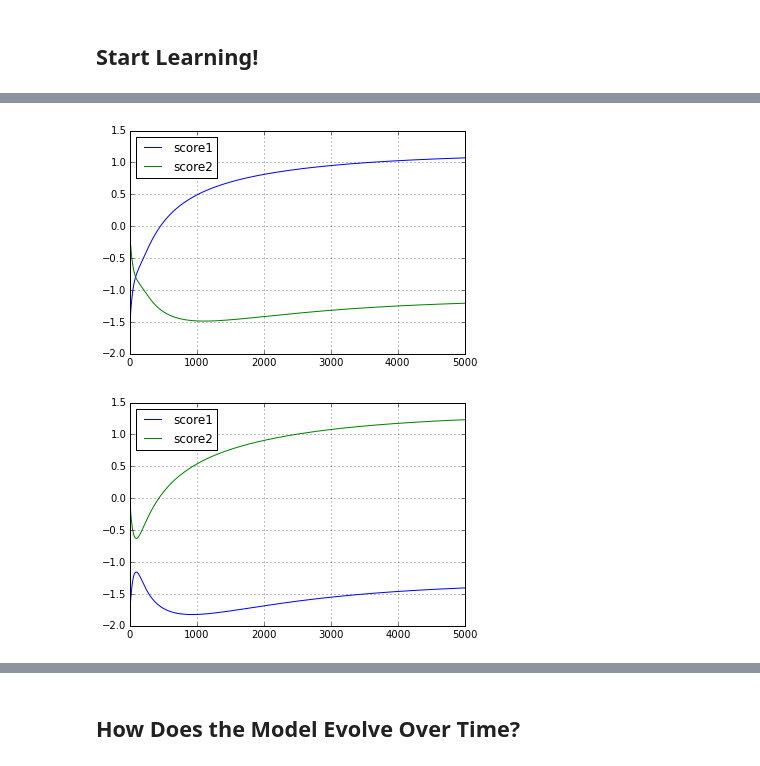
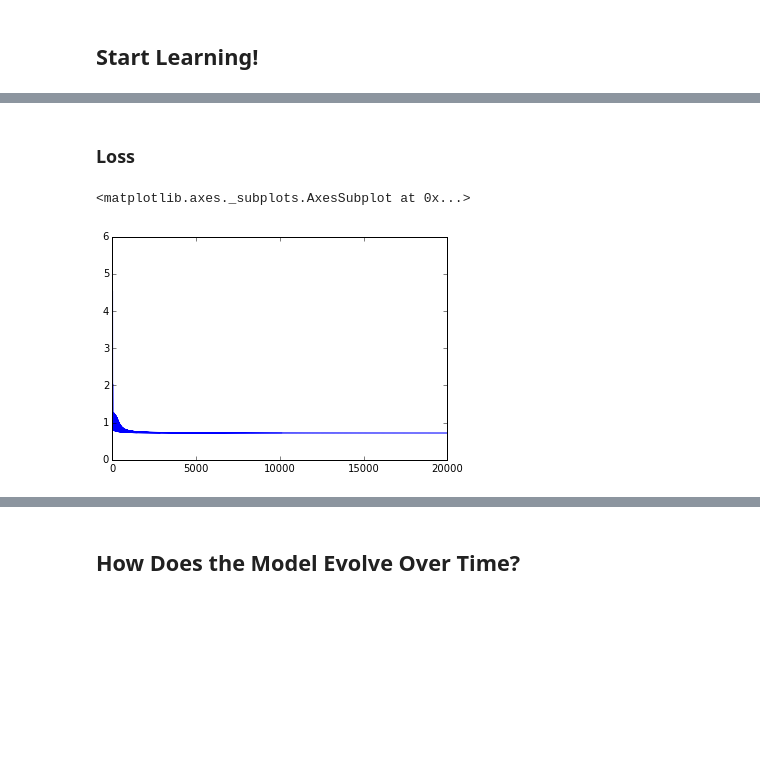
Before and after one commit to ebanner/cs393r_project, a Jupyter notebook: classifiers/notebooks/1d/Monolithic Recurrent Neural Network.ipynb, the cells around one changed output, grey strips where cells are left out. Cells and saved outputs as stored; diff of their text form; code cells hidden in the pictures; blank space fills up the shorter version.

```diff
--- a/classifiers/notebooks/1d/Monolithic Recurrent Neural Network.ipynb
+++ b/classifiers/notebooks/1d/Monolithic Recurrent Neural Network.ipynb
@@ -10,8 +10,8 @@
 # %%
 from collections import namedtuple
 
-State = namedtuple('State', ['loss', 'dwhh', 'dbhh', 'dwxh', 'dbxh', 'dws', 'dbs', 'dhidden'])
-Snapshot = namedtuple('State', ['xs', 'ys', 'whh', 'bhh', 'wxh', 'bxh', 'dwhh', 'dbhh', 'dwxh', 'dbxh', 'dws', 'dbs', 'dhidden', 'loss'])
+State = namedtuple('State', ['loss', 'dwhh', 'dbhh', 'dwxh', 'dbxh', 'dws', 'dbs'])
+Snapshot = namedtuple('State', ['xs', 'ys', 'whh', 'bhh', 'wxh', 'bxh', 'ws', 'bs', 'dwhh', 'dbhh', 'dwxh', 'dbxh', 'dws', 'dbs', 'scores', 'loss'])
 # %%
 from softmax import softmax_2d
 from nn.shallow.helper import sigmoid, sigmoid_grad
@@ -322,15 +315,13 @@ class RecurrentNeuralNetwork:
 # %%
 from data.rnn import xs_train, ys_train
 
-rnn = RecurrentNeuralNetwork(xs_train, ys_train, learning_rate=0.1, regularizer=0, batch_size=1, gradient_checking=True, inspect=True)
+rnn = RecurrentNeuralNetwork(xs_train, ys_train, learning_rate=0.1, regularizer=0, gradient_checking=True, inspect=True)
 
 def states(iters):
     for _ in range(iters):
         rnn.learn()
         yield rnn.info
 
-states = list(states(1))
+states = list(states(10))
+
+df = pd.DataFrame(states, columns=Snapshot._fields)
-# %%
-df = pd.DataFrame(states, columns=Model._fields)
-
-df.groupby(['x', 'y'])['loss'].plot()
@@ -345,4 +327,0 @@ Name: loss, dtype: object
-# %%
-df = pd.DataFrame(states, columns=Model._fields)
-
-df[['x', 'y', 'wh', 'bh', 'w1', 'w2', 'b1', 'b2', 'score1', 'score2', 'prob1', 'prob2', 'loss']]
@@ -368,8 +328,7 @@ df[['x', 'y', 'wh', 'bh', 'w1', 'w2', 'b1', 'b2', 'score1', 'score2', 'prob1', '
-# %%
-axeses = df.groupby(['x', 'y'])[['score1', 'score2']].plot()
-for axes in axeses:
-    axes.xaxis.grid(b=True)
-    axes.yaxis.grid(b=True)
-# %% [output]
-[figure, removed]
-[figure, removed]
+# %% [markdown]
+### Loss
+# %%
+df.loss.plot()
+# %% [output]
+<matplotlib.axes._subplots.AxesSubplot at 0x...>
+[figure, added]
```
Also changed, not shown: parts of 11 cells of this notebook, 1 other file.
